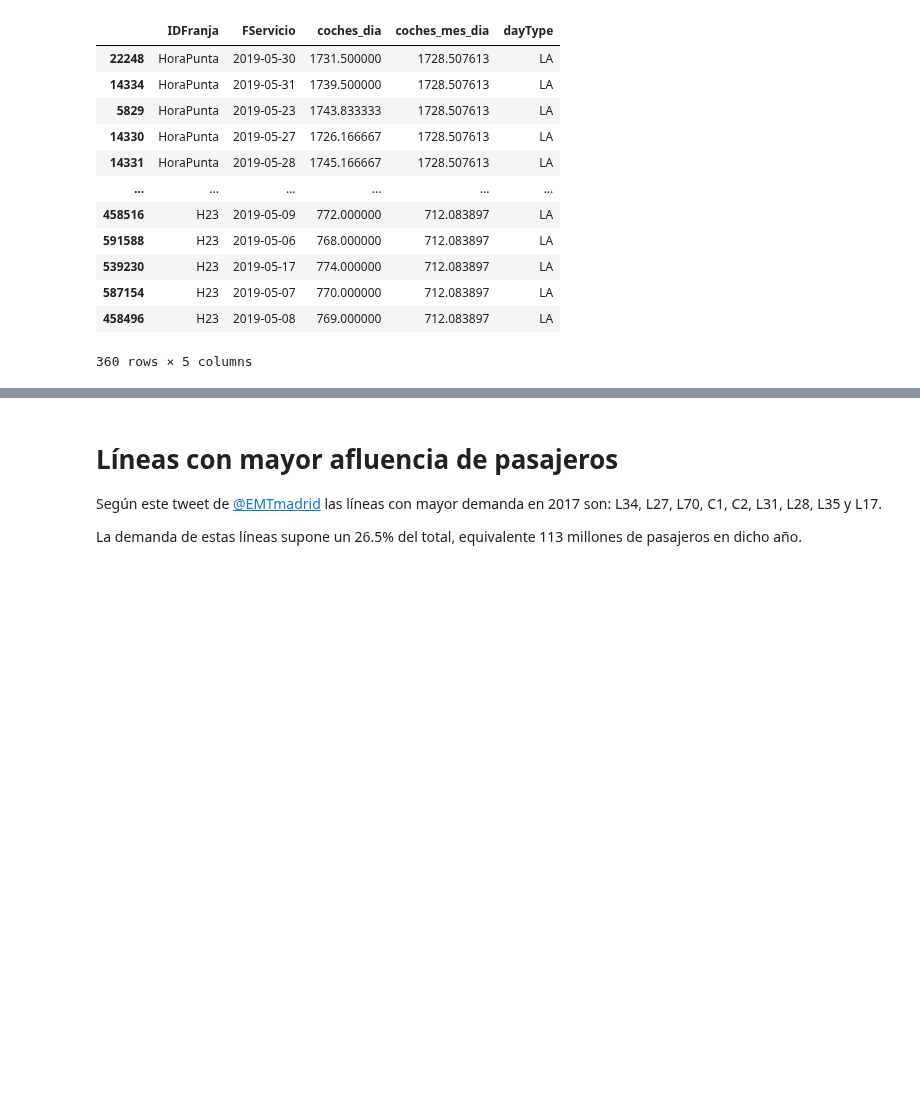
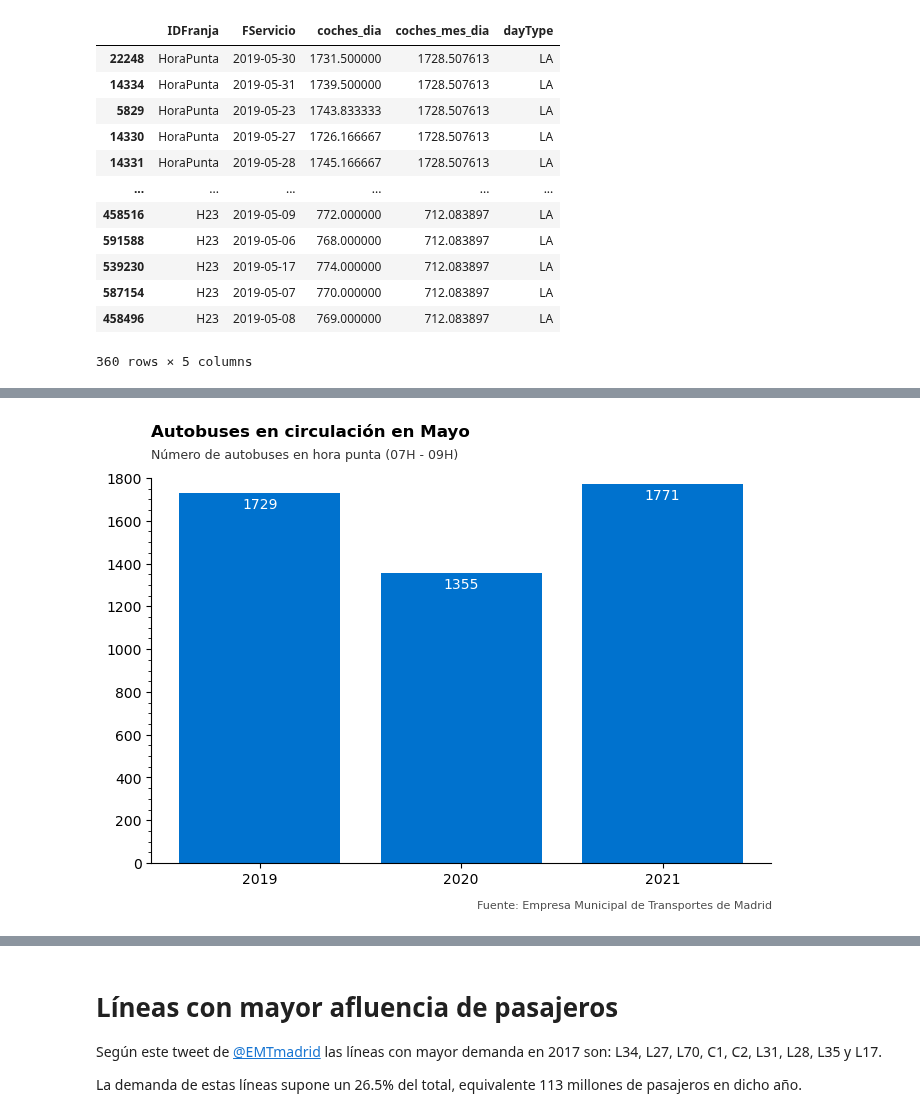
Before and after one commit to nacholopex/emt_madrid, a Jupyter notebook: 2022_emt_evolucion.ipynb, the cells around one changed output, grey strips where cells are left out. Cells and saved outputs as stored; diff of their text form; code cells hidden in the pictures; blank space fills up the shorter version.

```diff
--- a/2022_emt_evolucion.ipynb
+++ b/2022_emt_evolucion.ipynb
@@ -163,0 +164,38 @@ oferta.loc[(oferta['fechaCorta']=="mayo.2019") & (oferta['IDFranja'].isin(HORAS_
+# %%
+from re import A
+
+
+fig, ax = plt.subplots(figsize=(8, 5),dpi=100)
+ax.spines.right.set_visible(False)
+ax.spines.top.set_visible(False)
+
+COLORES_CORPORATIVOS = ['#0072CE','#E31C79','#00968F','#D9C756','#FE5000','#B1B3B3']
+DATA = oferta.loc[(oferta['IDFranja']=='HoraPunta')&(oferta['month']==5),['IDFranja','month','year','coches_mes_dia']].drop_duplicates().set_index(['year'])['coches_mes_dia']
+
+bars = ax.bar(range(2019,2022),DATA,label=range(2019,2022),color=COLORES_CORPORATIVOS[0])
+
+ax.set_xticks(range(2019,2022))
+ax.set_yticks(range(0,1800,200),minor=True)
+ax.yaxis.set_minor_locator(AutoMinorLocator())
+ax.set_ylim(0,1800)
+
+ax.set_title('Autobuses en circulación en Mayo',loc='left',size=12,pad=30,weight='bold')
+# Add in title and subtitle
+ax.text(x=.125, y=.92,
+        s="Número de autobuses en hora punta (07H - 09H)",
+        transform=fig.transFigure,
+        ha='left',
+        fontsize=9,
+        alpha=.8)
+# Set source text
+ax.text(x=.532, y=0.02,
+        s="""Fuente: Empresa Municipal de Transportes de Madrid""",
+        transform=fig.transFigure,
+        ha='left',
+        fontsize=8,
+        alpha=.7)
+ax.bar_label(bars,padding=-13,color='white',fmt='%.0f')
+ax.plot()
+fig.savefig(fname='images/autobueses_circulación_mayo.png')
+# %% [output]
+[figure, added]
```
Also changed, not shown: parts of 7 cells of this notebook, 2 other files.
